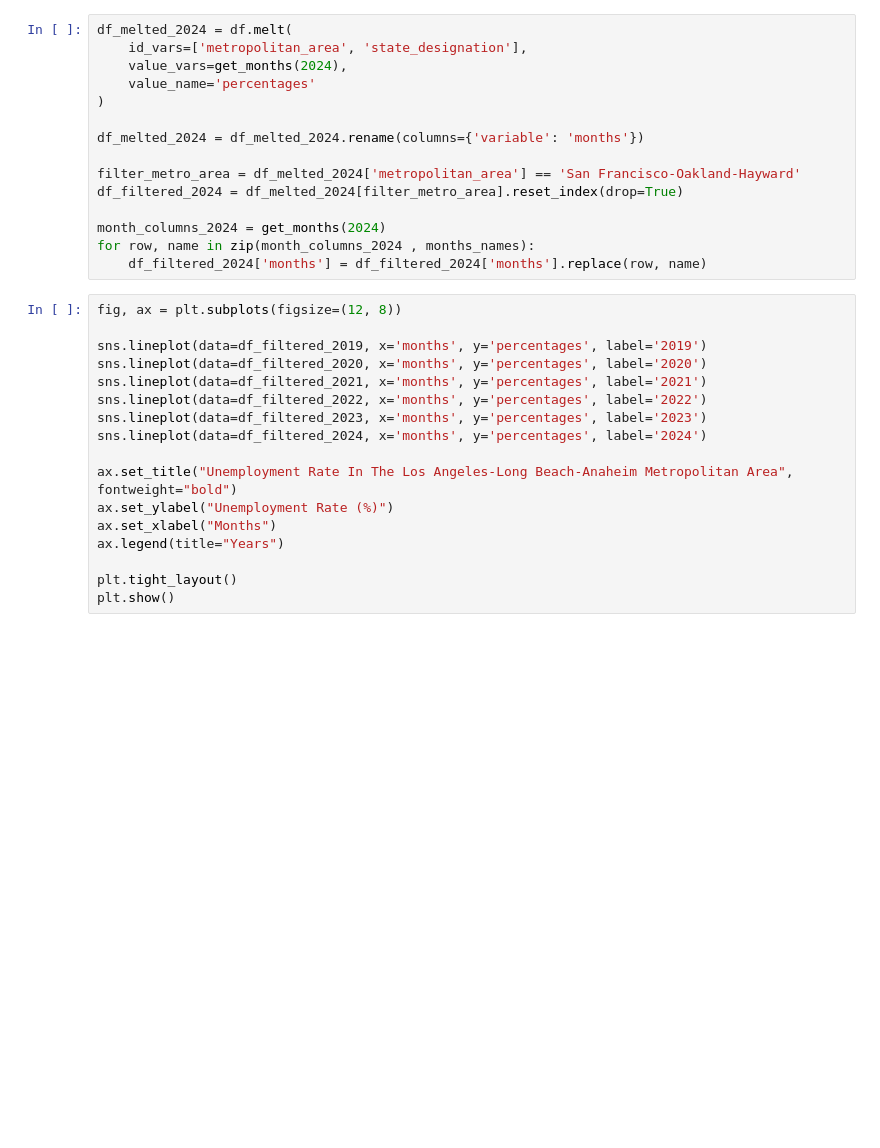
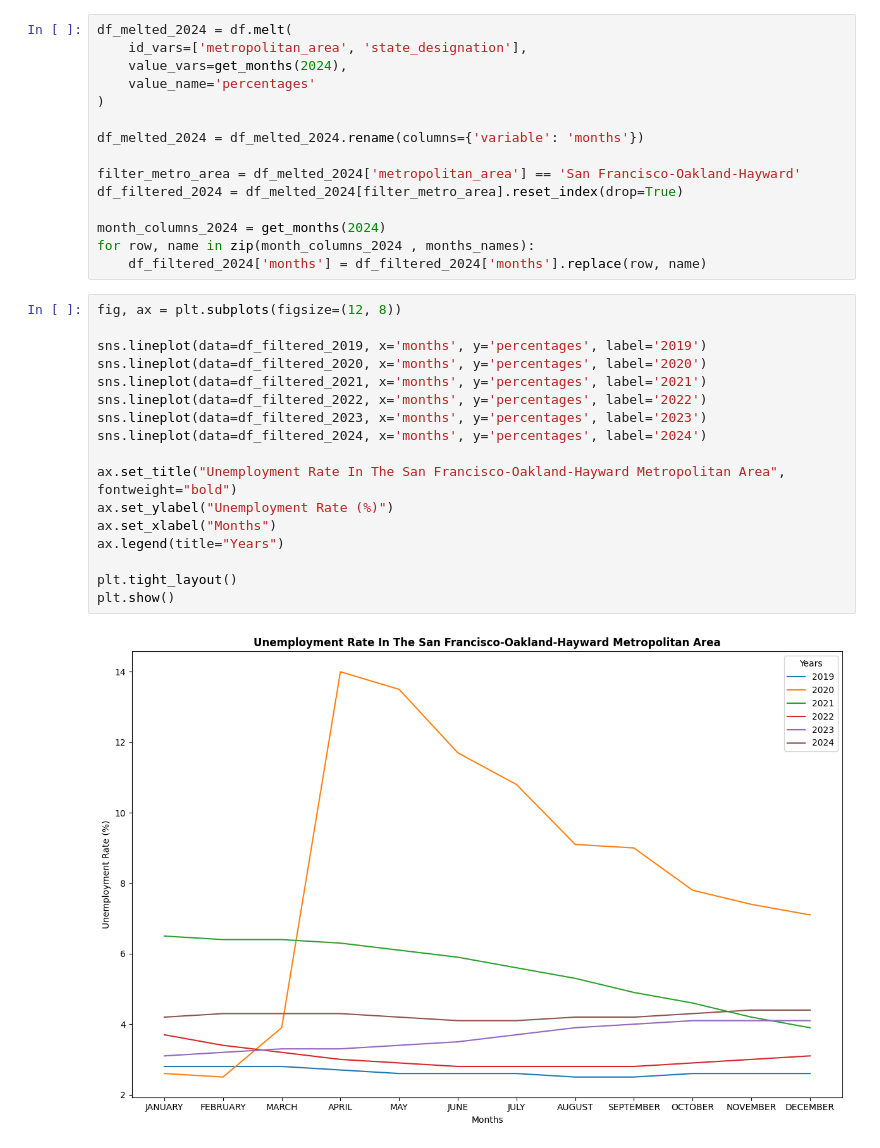
Before and after one commit to LazaroDamasceno/Data-Analyses-And-Plotting, a Jupyter notebook: FRED/unemployment_rate_by_metropolitan_statistical_area/unemployment_rate_in_sf_oakland_hayward.ipynb, the cells around one changed output. Drawn from its saved outputs; the diff is of its cells as text; blank space fills up the shorter version.

```diff
--- a/FRED/unemployment_rate_by_metropolitan_statistical_area/unemployment_rate_in_sf_oakland_hayward.ipynb
+++ b/FRED/unemployment_rate_by_metropolitan_statistical_area/unemployment_rate_in_sf_oakland_hayward.ipynb
@@ -127,17 +141,19 @@ for row, name in zip(month_columns_2024 , months_names):
 # %%
 fig, ax = plt.subplots(figsize=(12, 8))
 
 sns.lineplot(data=df_filtered_2019, x='months', y='percentages', label='2019')
 sns.lineplot(data=df_filtered_2020, x='months', y='percentages', label='2020')
 sns.lineplot(data=df_filtered_2021, x='months', y='percentages', label='2021')
 sns.lineplot(data=df_filtered_2022, x='months', y='percentages', label='2022')
 sns.lineplot(data=df_filtered_2023, x='months', y='percentages', label='2023')
 sns.lineplot(data=df_filtered_2024, x='months', y='percentages', label='2024')
 
-ax.set_title("Unemployment Rate In The Los Angeles-Long Beach-Anaheim Metropolitan Area", fontweight="bold")
+ax.set_title("Unemployment Rate In The San Francisco-Oakland-Hayward Metropolitan Area", fontweight="bold")
 ax.set_ylabel("Unemployment Rate (%)")
 ax.set_xlabel("Months")
 ax.legend(title="Years")
 
 plt.tight_layout()
 plt.show()
+# %% [output]
+[figure, added]
```
Also changed, not shown: parts of 1 cell of this notebook, 4 other files.
